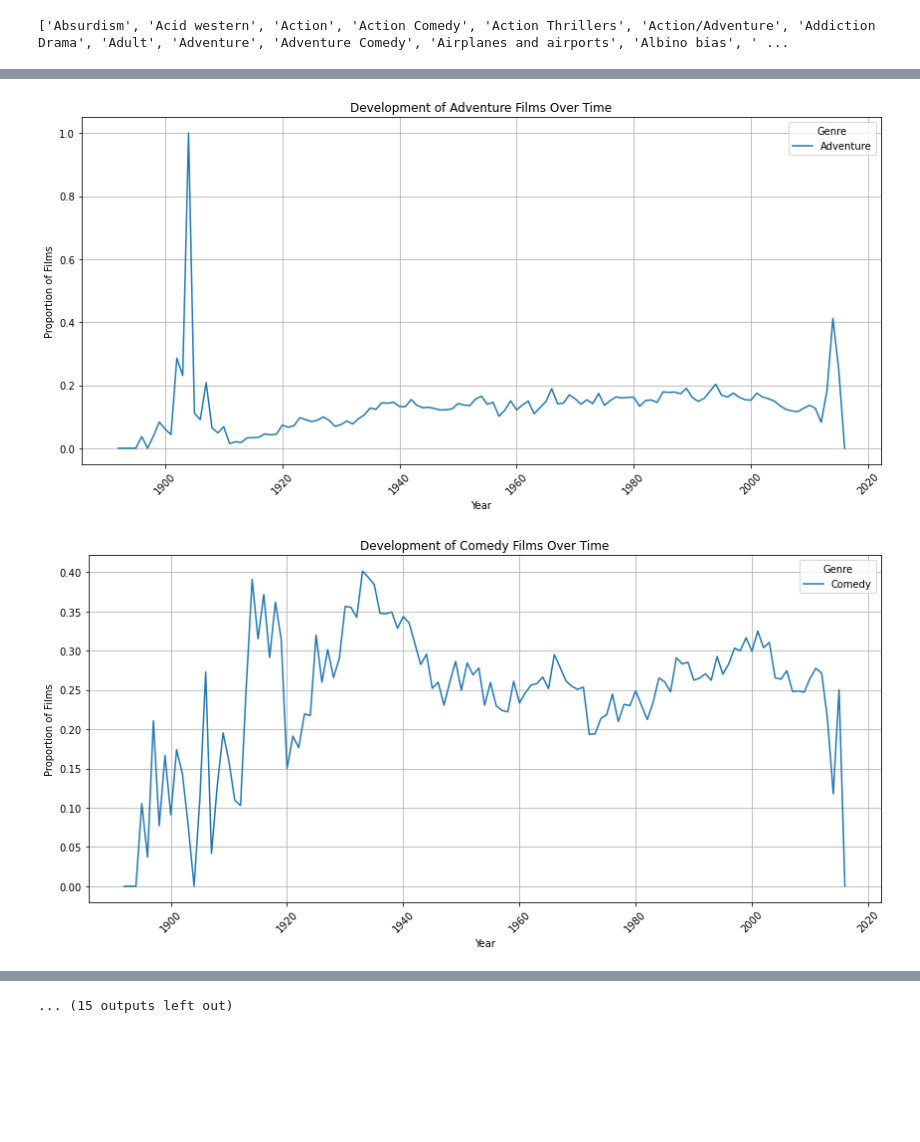
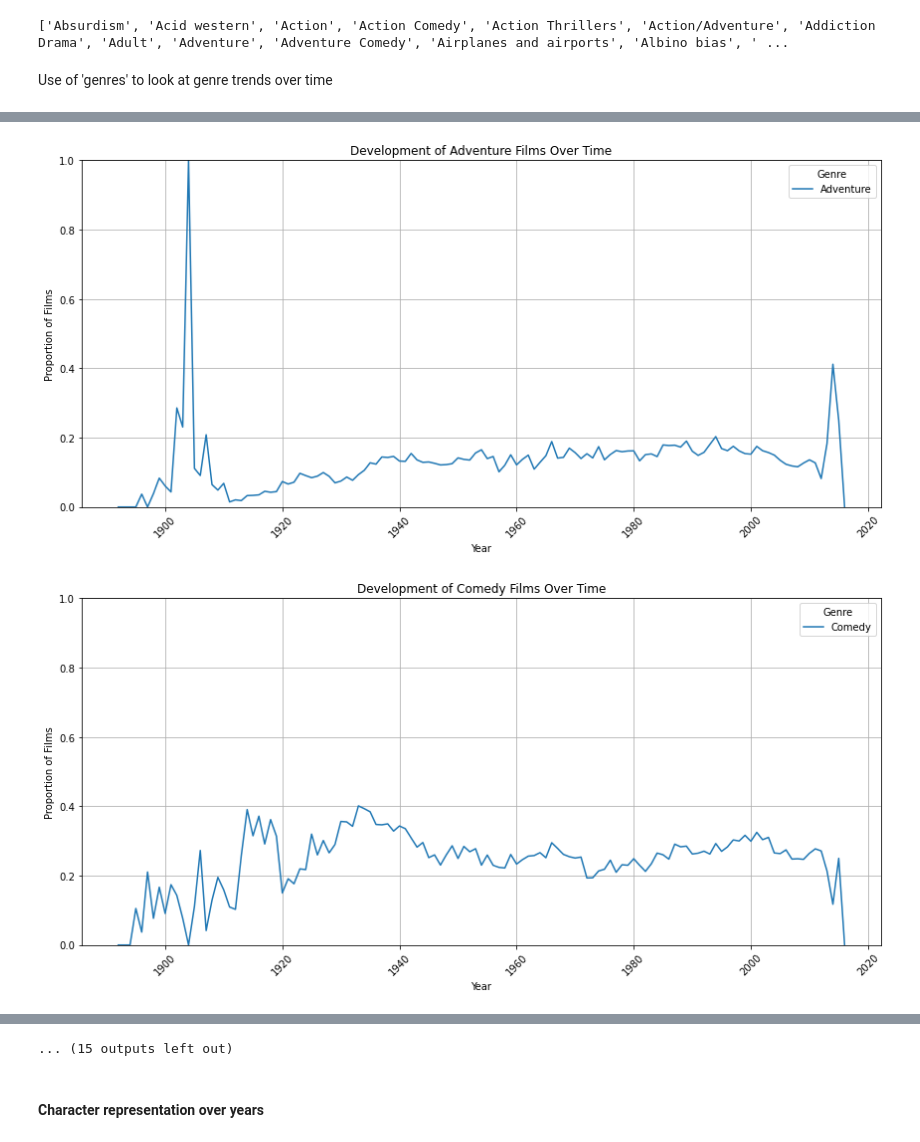
Before and after one commit to epfl-ada/ada-2024-project-skibidata, a Jupyter notebook: CMU_Starting.ipynb, the cells around one changed output, grey strips where cells are left out. Drawn from its saved outputs; the diff is of its cells as text; code cells hidden in the pictures; blank space fills up the shorter version.

```diff
--- a/CMU_Starting.ipynb
+++ b/CMU_Starting.ipynb
@@ -1106,6 +1106,8 @@ unique_genres = sorted(set(all_genres))
 print(unique_genres)
 # %% [output]
 ['Absurdism', 'Acid western', 'Action', 'Action Comedy', 'Action Thrillers', 'Action/Adventure', 'Addiction Drama', 'Adult', 'Adventure', 'Adventure Comedy', 'Airplanes and airports', 'Albino bias', ' ...
+# %% [markdown]
+Use of 'genres' to look at genre trends over time
 # %%
 Sup_genres = {
     "Action": [
@@ -1270,6 +1272,7 @@ for genre in Sup_genres:
     plt.title(f'Development of {genre} Films Over Time')
     plt.xlabel('Year')
     plt.ylabel('Proportion of Films')
+    plt.ylim(0, 1)
     plt.xticks(rotation=45)
     plt.legend(title='Genre')
     plt.grid()
@@ -1280,2 +1283,2 @@ for genre in Sup_genres:
-[figure, old version]
+[figure, new version]
-[figure, old version]
+[figure, new version]
@@ -1308,0 +1295,2 @@ for main_genre, sub_genres in Sup_genres.items():
+# %% [markdown]
+#### Character representation over years
```
Also changed, not shown: parts of 8 cells of this notebook.
